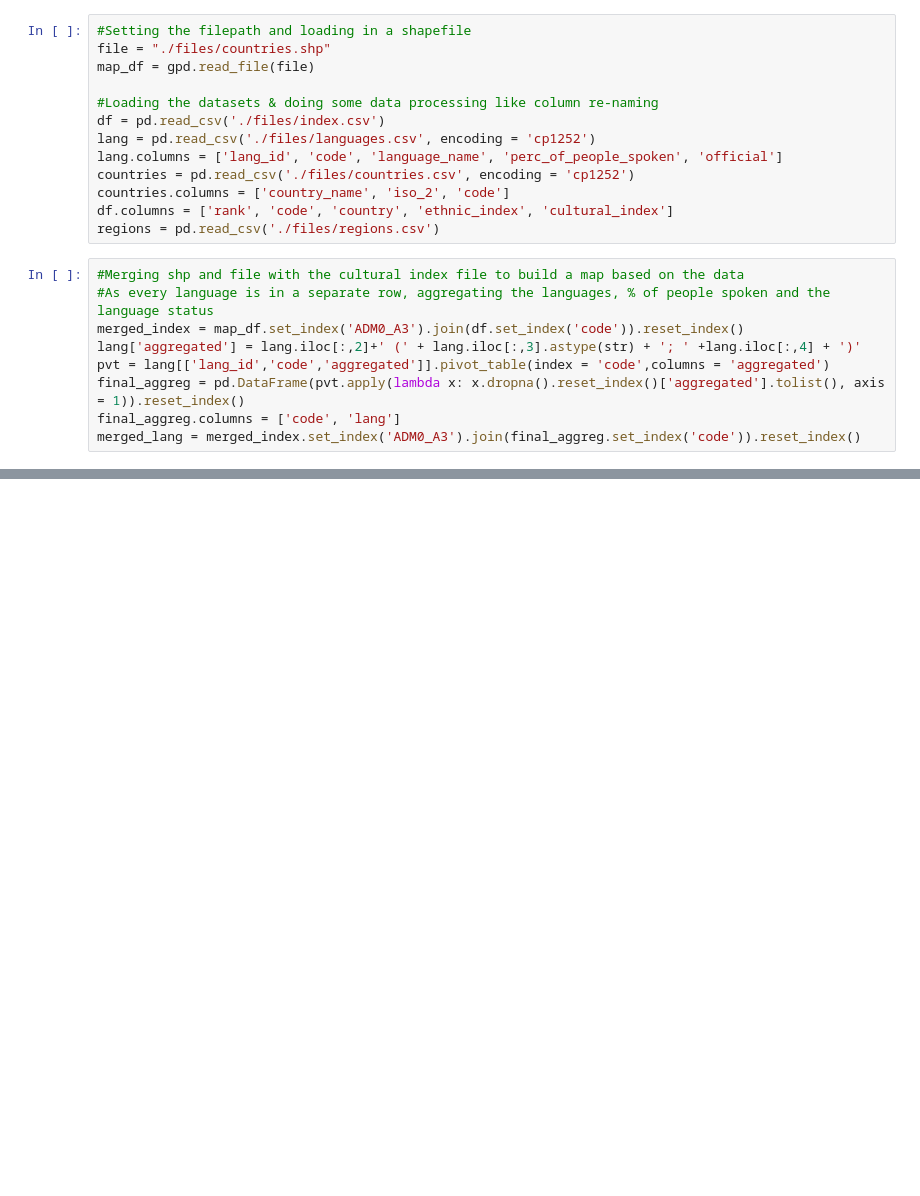
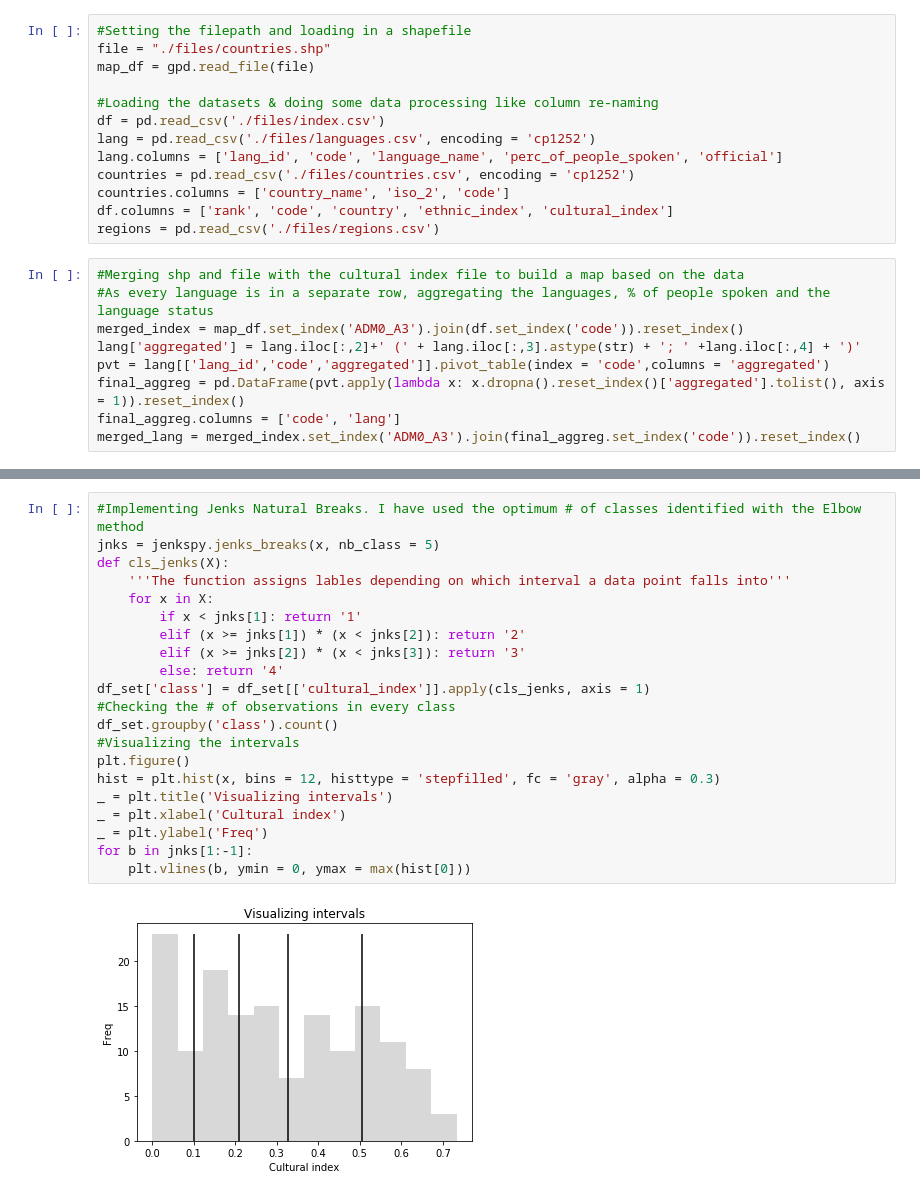
Before and after one commit to eponkratova/color-map-techniques, a Jupyter notebook: clustering.ipynb, the cells around one changed output, grey strips where cells are left out. Cells and saved outputs as stored; diff of their text form; blank space fills up the shorter version.

```diff
--- a/clustering.ipynb
+++ b/clustering.ipynb
@@ -96 +115,24 @@ plt.plot(X, np.full_like(X, -0.01), '|k', markeredgewidth=1)
+# %%
+#Implementing Jenks Natural Breaks. I have used the optimum # of classes identified with the Elbow method
+jnks = jenkspy.jenks_breaks(x, nb_class = 5)
+def cls_jenks(X):
+    '''The function assigns lables depending on which interval a data point falls into'''
+    for x in X:
+        if x < jnks[1]: return '1'
+        elif (x >= jnks[1]) * (x < jnks[2]): return '2'
+        elif (x >= jnks[2]) * (x < jnks[3]): return '3'
+        else: return '4'
+df_set['class'] = df_set[['cultural_index']].apply(cls_jenks, axis = 1)
+#Checking the # of observations in every class
+df_set.groupby('class').count()
+#Visualizing the intervals
+plt.figure()
+hist = plt.hist(x, bins = 12, histtype = 'stepfilled', fc = 'gray', alpha = 0.3)
+_ = plt.title('Visualizing intervals')
+_ = plt.xlabel('Cultural index')
+_ = plt.ylabel('Freq')
+for b in jnks[1:-1]:
+    plt.vlines(b, ymin = 0, ymax = max(hist[0]))
+# %% [output]
+[figure, added]
 # %%
```
Also changed, not shown: parts of 8 cells of this notebook.
